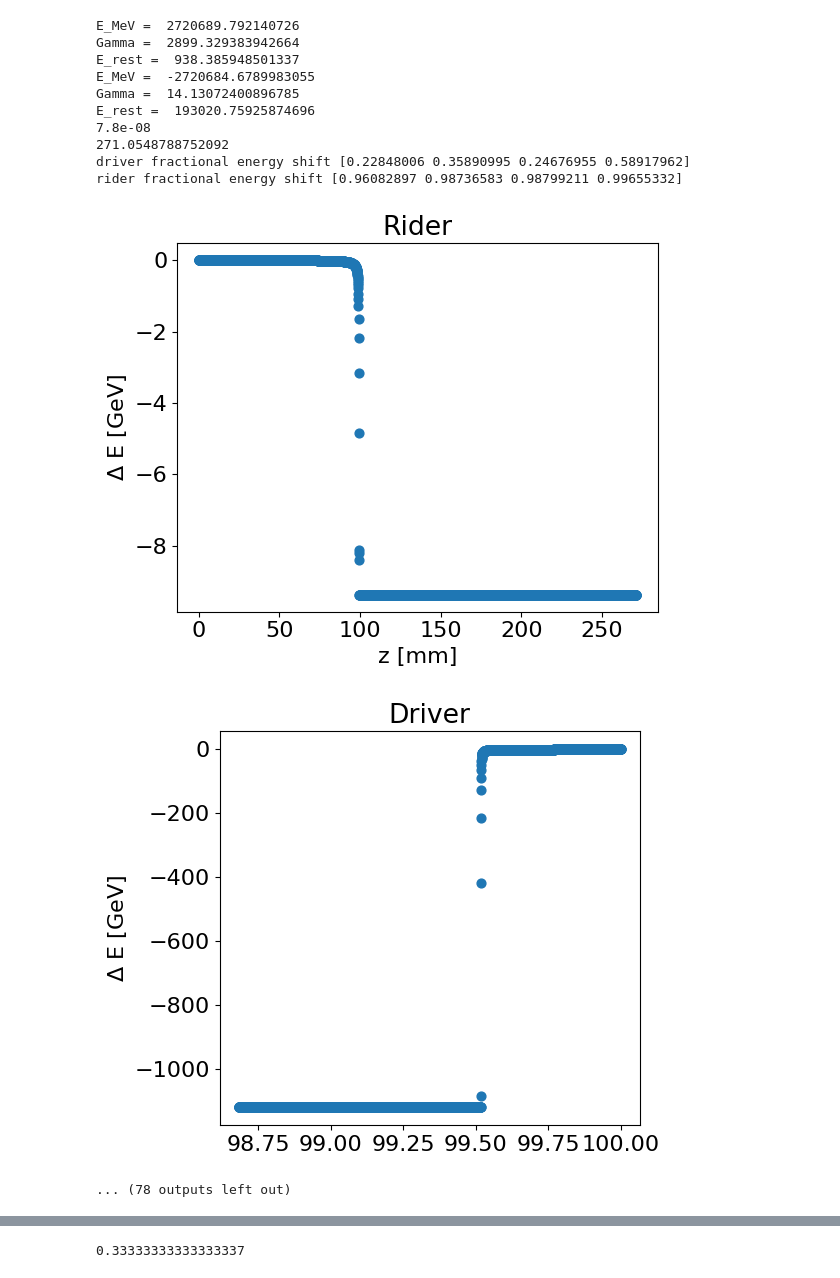
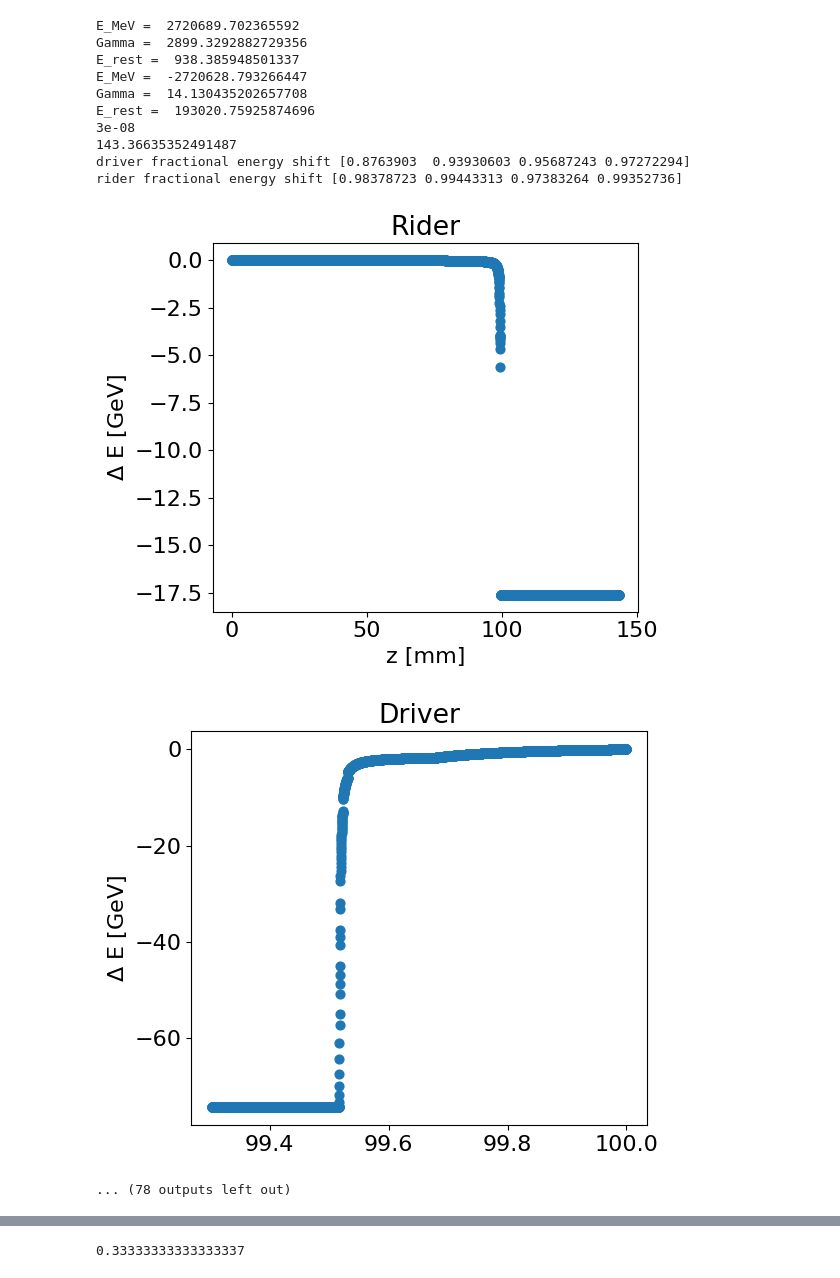
Before and after one commit to benfolsom/LW_integrator, a Jupyter notebook: two_particle_demo_percentplot_loop.ipynb, the cells around one changed output, grey strips where cells are left out. Drawn from its saved outputs; the diff is of its cells as text; code cells hidden in the pictures.

```diff
--- a/two_particle_demo_percentplot_loop.ipynb
+++ b/two_particle_demo_percentplot_loop.ipynb
@@ -9,7 +9,7 @@ plt.rcParams.update({'font.size': font_size})
 # %%
 c_ms = 299792458
 
-transv_dist = 1e-5
+transv_dist = 1e-4
 
 m_particle_rider = 1.007319468  #proton -amu
 m_particle_driver = 207.2 #lead, amu
@@ -65,9 +65,9 @@ for i in range(0,len(Pz_list)):
 
         #interaction zone
         static_steps = 1
-        ret_steps = 4000
+        ret_steps = 5500
         #step_size = 1e-7 #+ 2.3e-6 / ( (i+1) / (25) )
-        step_size = 3e-8 + (i+1)*1.2e-8
+        step_size = 1.8e-8 + (i+1)*3e-9
         print(step_size)
 
         retarded_traj,retarded_drv_traj = retarded_integrator3(static_steps,ret_steps,step_size,wall_pos,aperture,sim_type,init_rider,init_driver,bunch_dist,cav_spacing,z_cutoff)#just use retarded_intergrator2 for retarded calcs
@@ -162,15 +162,15 @@ rider fractional energy shift [0.96082897 0.98736583 0.98799211]
-E_MeV =  2720689.792140726
-Gamma =  2899.329383942664
+E_MeV =  2720689.702365592
+Gamma =  2899.3292882729356
 E_rest =  938.385948501337
-E_MeV =  -2720684.6789983055
-Gamma =  14.13072400896785
+E_MeV =  -2720628.793266447
+Gamma =  14.130435202657708
 E_rest =  193020.75925874696
-7.8e-08
-271.0548788752092
-driver fractional energy shift [0.22848006 0.35890995 0.24676955 0.58917962]
-rider fractional energy shift [0.96082897 0.98736583 0.98799211 0.99655332]
+3e-08
+143.36635352491487
+driver fractional energy shift [0.8763903  0.93930603 0.95687243 0.97272294]
+rider fractional energy shift [0.98378723 0.99443313 0.97383264 0.99352736]
-[figure, old version]
+[figure, new version]
-[figure, old version]
+[figure, new version]
 ... (78 outputs left out)
 # %%
 amu_kg = 1.66053907E-27
```
Also changed, not shown: parts of 16 cells of this notebook.
